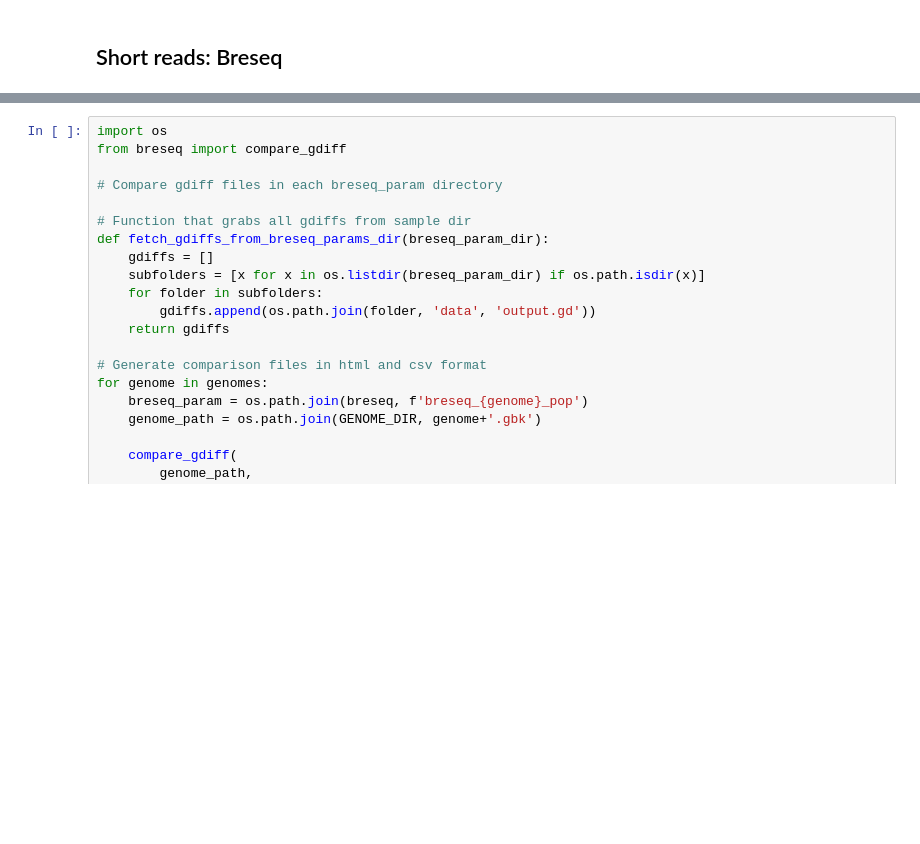
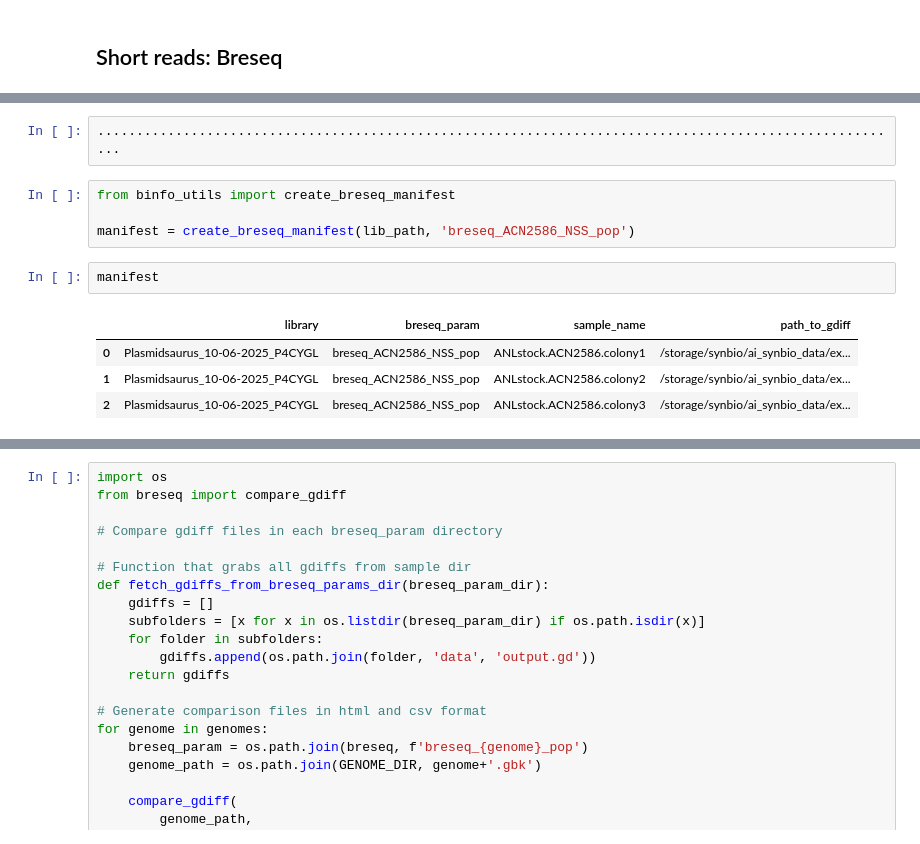
Before and after one commit to nspahr08/ai_synbio_data_processing, a Jupyter notebook: notebooks/strain_stock_analysis_Plasmidsaurus_10-06-2025_P4CYGL_final.ipynb, the cells around one changed output, grey strips where cells are left out. Drawn from its saved outputs; the diff is of its cells as text; blank space fills up the shorter version.

```diff
--- a/notebooks/strain_stock_analysis_Plasmidsaurus_10-06-2025_P4CYGL_final.ipynb
+++ b/notebooks/strain_stock_analysis_Plasmidsaurus_10-06-2025_P4CYGL_final.ipynb
@@ -549,0 +806,13 @@ for genome in genomes:
+# %%
+........................................................................................................
+# %%
+from binfo_utils import create_breseq_manifest
+
+manifest = create_breseq_manifest(lib_path, 'breseq_ACN2586_NSS_pop')
+# %%
+manifest
+# %% [output]
+|  | library | breseq_param | sample_name | path_to_gdiff |
+| 0 | Plasmidsaurus_10-06-2025_P4CYGL | breseq_ACN2586_NSS_pop | ANLstock.ACN2586.colony1 | /storage/synbio/ai_synbio_data/ex... |
+| 1 | Plasmidsaurus_10-06-2025_P4CYGL | breseq_ACN2586_NSS_pop | ANLstock.ACN2586.colony2 | /storage/synbio/ai_synbio_data/ex... |
+| 2 | Plasmidsaurus_10-06-2025_P4CYGL | breseq_ACN2586_NSS_pop | ANLstock.ACN2586.colony3 | /storage/synbio/ai_synbio_data/ex... |
```
Also changed, not shown: parts of 54 cells of this notebook, 3 other files.
